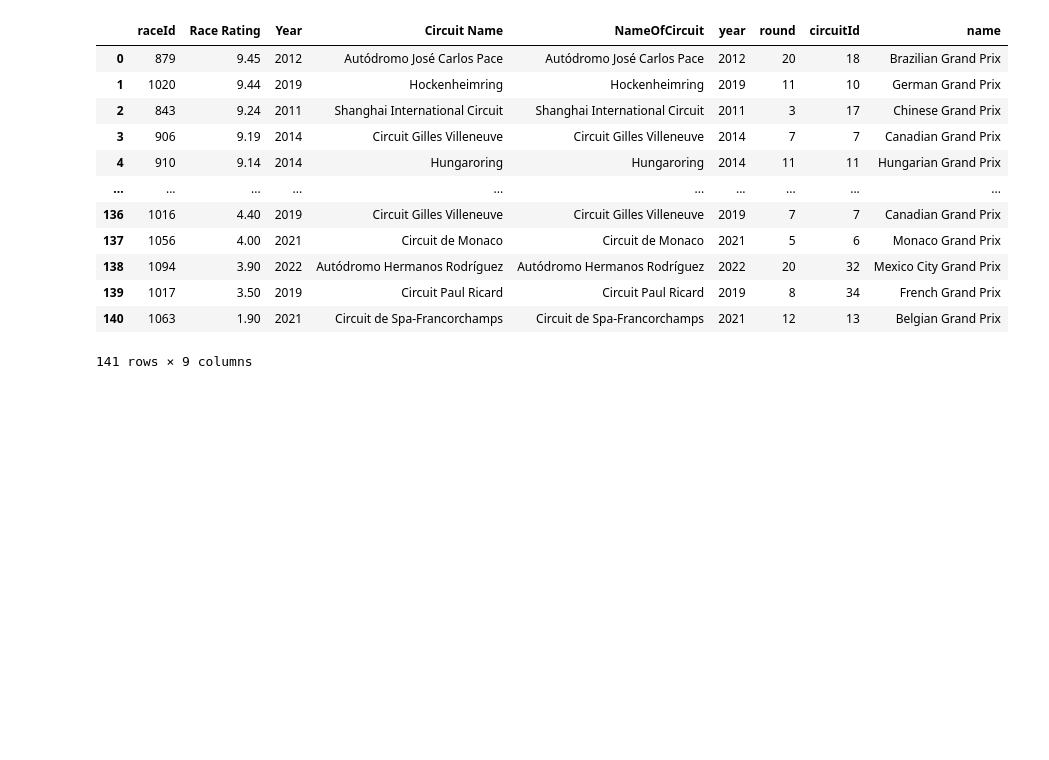
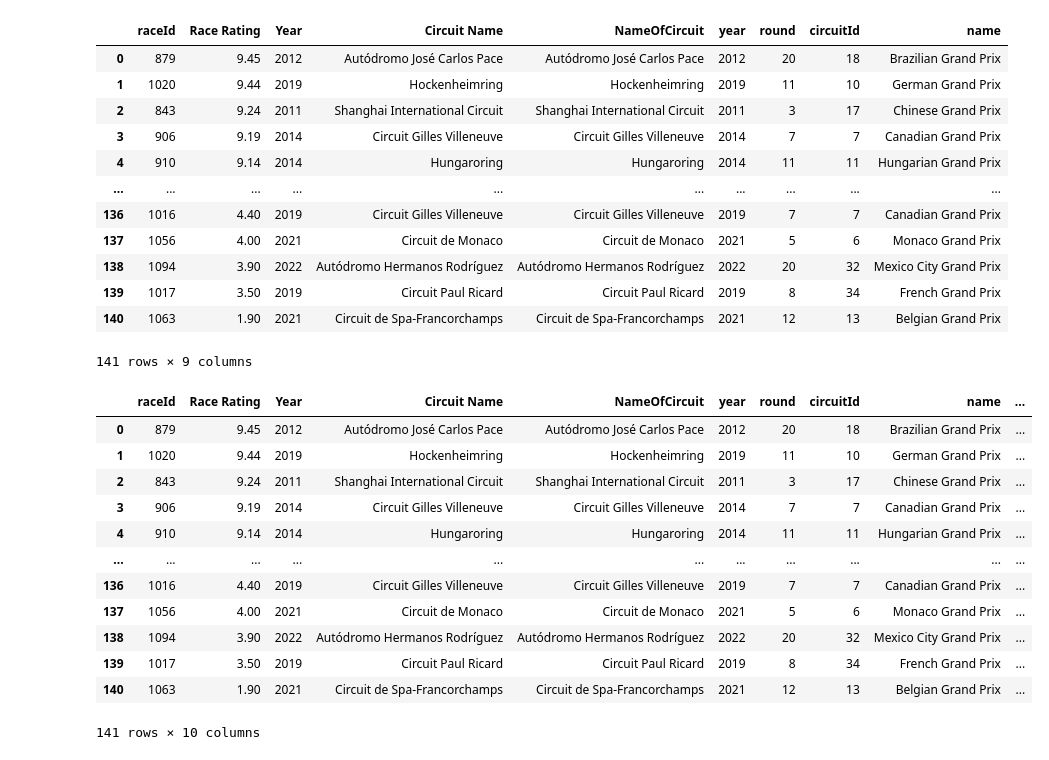
Before and after one commit to jasonhsu8/Formula-1-Project, a Jupyter notebook: JJ Notebooks/start.ipynb, the cells around one changed output. Saved outputs shown, nothing was run; the diff lists cells and outputs as text; code cells hidden in the pictures; blank space fills up the shorter version.

Commit message:
created dnf_count function

```diff
--- a/JJ Notebooks/start.ipynb
+++ b/JJ Notebooks/start.ipynb
@@ -396,9 +396,36 @@ race_stats_ratings
 | 139 | 1017 | 3.50 | 2019 | Circuit Paul Ricard | Circuit Paul Ricard | 2019 | 8 | 34 | French Grand Prix |
 | 140 | 1063 | 1.90 | 2021 | Circuit de Spa-Francorchamps | Circuit de Spa-Francorchamps | 2021 | 12 | 13 | Belgian Grand Prix |
 141 rows × 9 columns
-# %%
-# Count number of DNFs function
-
-def dnf_count(x,y):
-    dnf_counter = 0
-    status_finished_race
+# %%
+# Count number of DNFs function
+
+def dnf_count(x,y):
+    #counter for DNFs
+    dnf_counter = 0
+    #Array for each statusId that a driver finsihed the race in status.csv
+    status_finished_race = [1, 11, 12, 13, 14, 15, 16, 17, 18, 19, 45, 50, 128, 53, 55, 58, 88, 111, 112, 113, 114, 115, 116, 117, 118, 119, 120, 122, 123, 124, 125, 127, 133, 134]
+
+    for i in x[x['raceId'] == y]['statusId']:
+        if i not in status_finished_race:
+            dnf_counter = dnf_counter + 1
+        else:
+            pass
+
+    return dnf_counter
+# %%
+race_stats_ratings['dnf'] = race_stats_ratings.raceId.apply(lambda x: dnf_count(results, x))
+race_stats_ratings
+# %% [output]
+|  | raceId | Race Rating | Year | Circuit Name | NameOfCircuit | year | round | circuitId | name | ... |
+| 0 | 879 | 9.45 | 2012 | Autódromo José Carlos Pace | Autódromo José Carlos Pace | 2012 | 20 | 18 | Brazilian Grand Prix | ... |
+| 1 | 1020 | 9.44 | 2019 | Hockenheimring | Hockenheimring | 2019 | 11 | 10 | German Grand Prix | ... |
+| 2 | 843 | 9.24 | 2011 | Shanghai International Circuit | Shanghai International Circuit | 2011 | 3 | 17 | Chinese Grand Prix | ... |
+| 3 | 906 | 9.19 | 2014 | Circuit Gilles Villeneuve | Circuit Gilles Villeneuve | 2014 | 7 | 7 | Canadian Grand Prix | ... |
+| 4 | 910 | 9.14 | 2014 | Hungaroring | Hungaroring | 2014 | 11 | 11 | Hungarian Grand Prix | ... |
+| ... | ... | ... | ... | ... | ... | ... | ... | ... | ... | ... |
+| 136 | 1016 | 4.40 | 2019 | Circuit Gilles Villeneuve | Circuit Gilles Villeneuve | 2019 | 7 | 7 | Canadian Grand Prix | ... |
+| 137 | 1056 | 4.00 | 2021 | Circuit de Monaco | Circuit de Monaco | 2021 | 5 | 6 | Monaco Grand Prix | ... |
+| 138 | 1094 | 3.90 | 2022 | Autódromo Hermanos Rodríguez | Autódromo Hermanos Rodríguez | 2022 | 20 | 32 | Mexico City Grand Prix | ... |
+| 139 | 1017 | 3.50 | 2019 | Circuit Paul Ricard | Circuit Paul Ricard | 2019 | 8 | 34 | French Grand Prix | ... |
+| 140 | 1063 | 1.90 | 2021 | Circuit de Spa-Francorchamps | Circuit de Spa-Francorchamps | 2021 | 12 | 13 | Belgian Grand Prix | ... |
+141 rows × 10 columns
```
